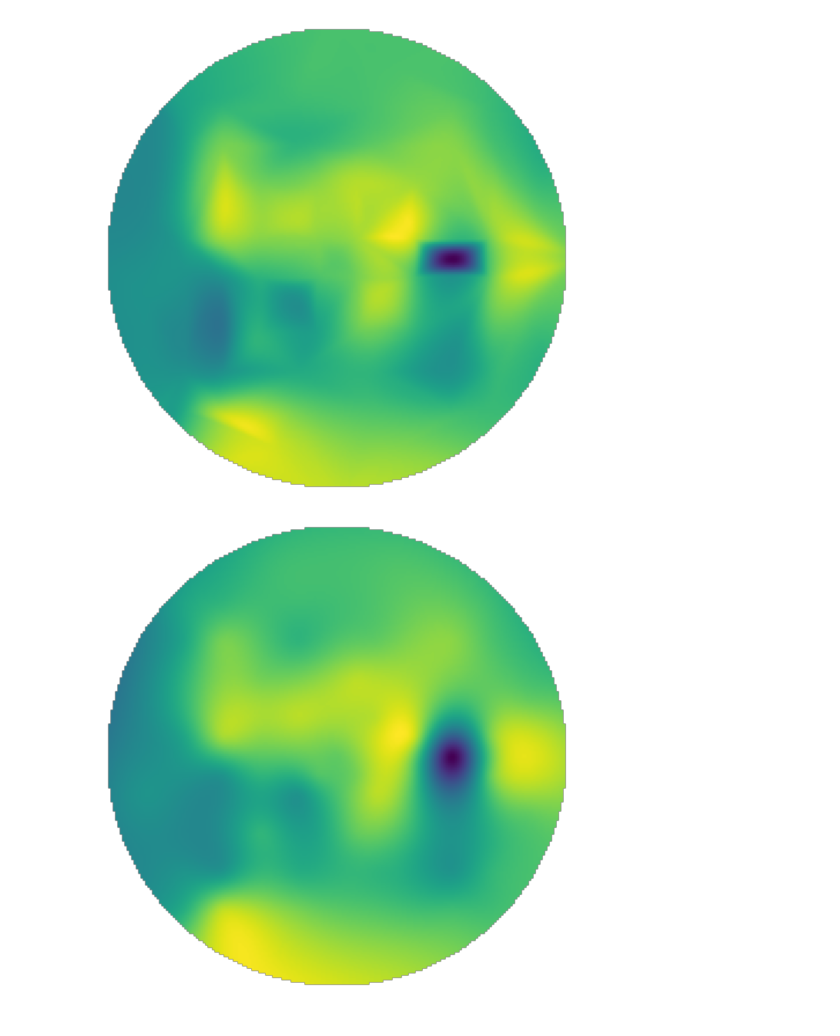
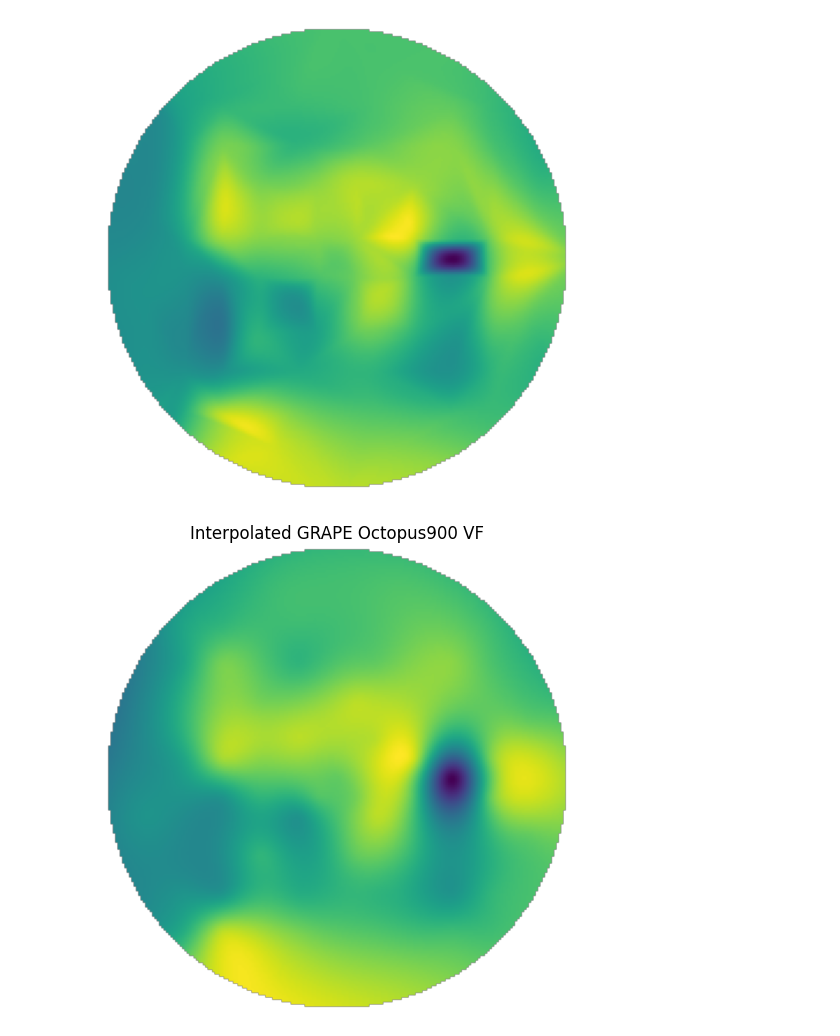
Before and after one commit to lilyhirano/Visual-Field-Analysis, a Jupyter notebook: grape_images.ipynb, the cells around one changed output. Saved outputs shown, nothing was run; the diff lists cells and outputs as text; code cells hidden in the pictures.

```diff
--- a/grape_images.ipynb
+++ b/grape_images.ipynb
@@ -107,32 +107,25 @@ plt.show()
 # %%
 from scipy.interpolate import Rbf
 
 id_1 = np.array(grape_vf.iloc[0][17:]).astype(int)
 
-# outer_coords = np.array([
-#     (13, 0), (13, -13), (0, -13), (-13, -13),
-#     (-13, 0), (-13, 13), (0, 13), (13, 13)
-# ])
-# outer_values = np.array(id_1[-8:])
-
-
 all_coords = np.vstack([octopus61_coords])
-all_values = np.concatenate([id_1])
 
 
 grid_x, grid_y = np.mgrid[-12:12:200j, -12:12:200j]
 
-rbf = Rbf(all_coords[:,0], all_coords[:,1], all_values, function='thin_plate')
+rbf = Rbf(all_coords[:,0], all_coords[:,1], id_1, function='thin_plate')
 grid_z = rbf(grid_x, grid_y)
 
 radius = 12
 mask = np.sqrt(grid_x**2 + grid_y**2) <= radius
 masked_grid = np.where(mask, grid_z, np.nan)
 
 
 fig, ax = plt.subplots(figsize=(6,6))
 ax.imshow(masked_grid.T, extent=(-12,12,-12,12), origin='lower', cmap='viridis')
 plt.axis('off')
+plt.title("Interpolated GRAPE Octopus900 VF")
 plt.show()
 # %% [output]
-[figure, old version]
+[figure, new version]
```
Also changed, not shown: parts of 4 cells of this notebook, 4 other files.
